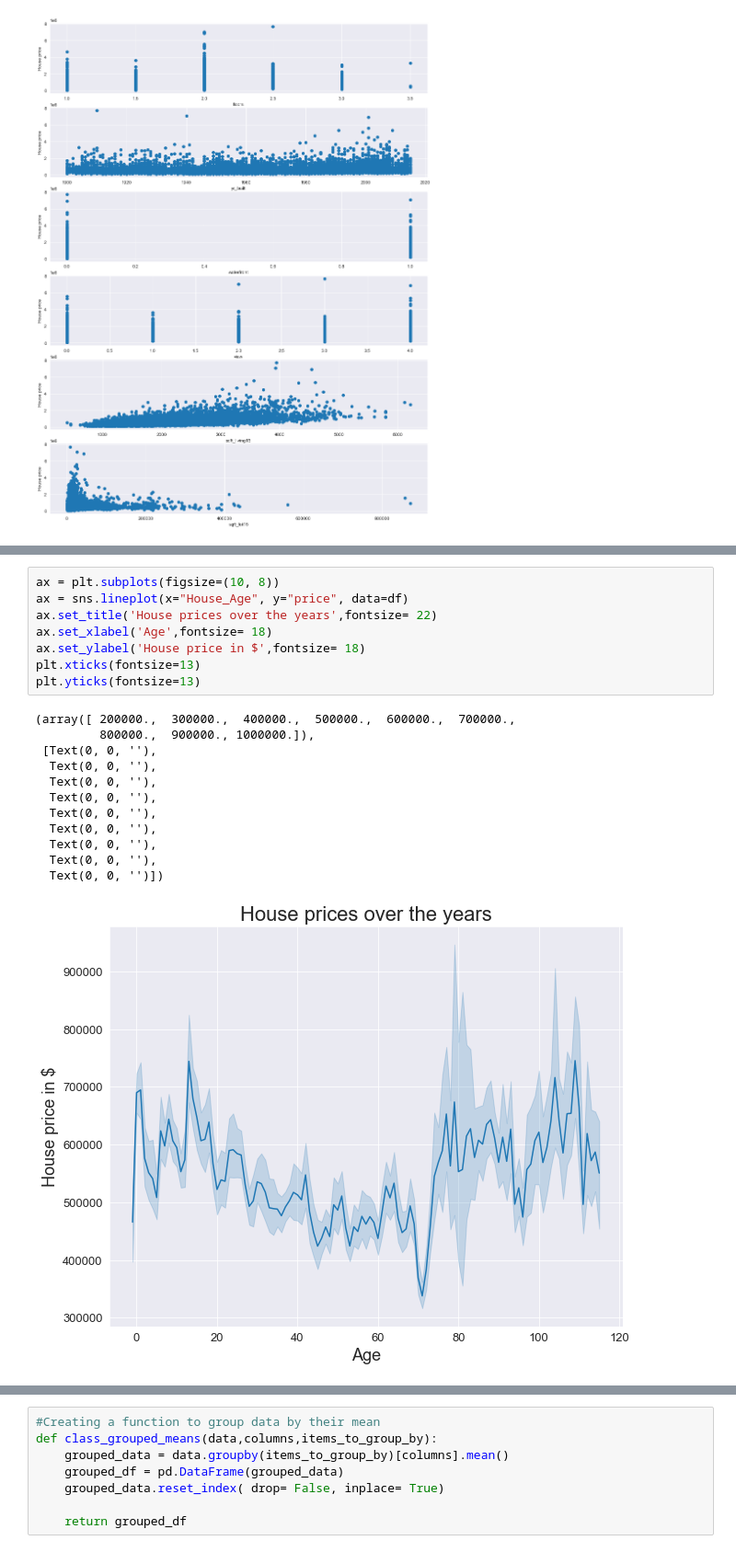
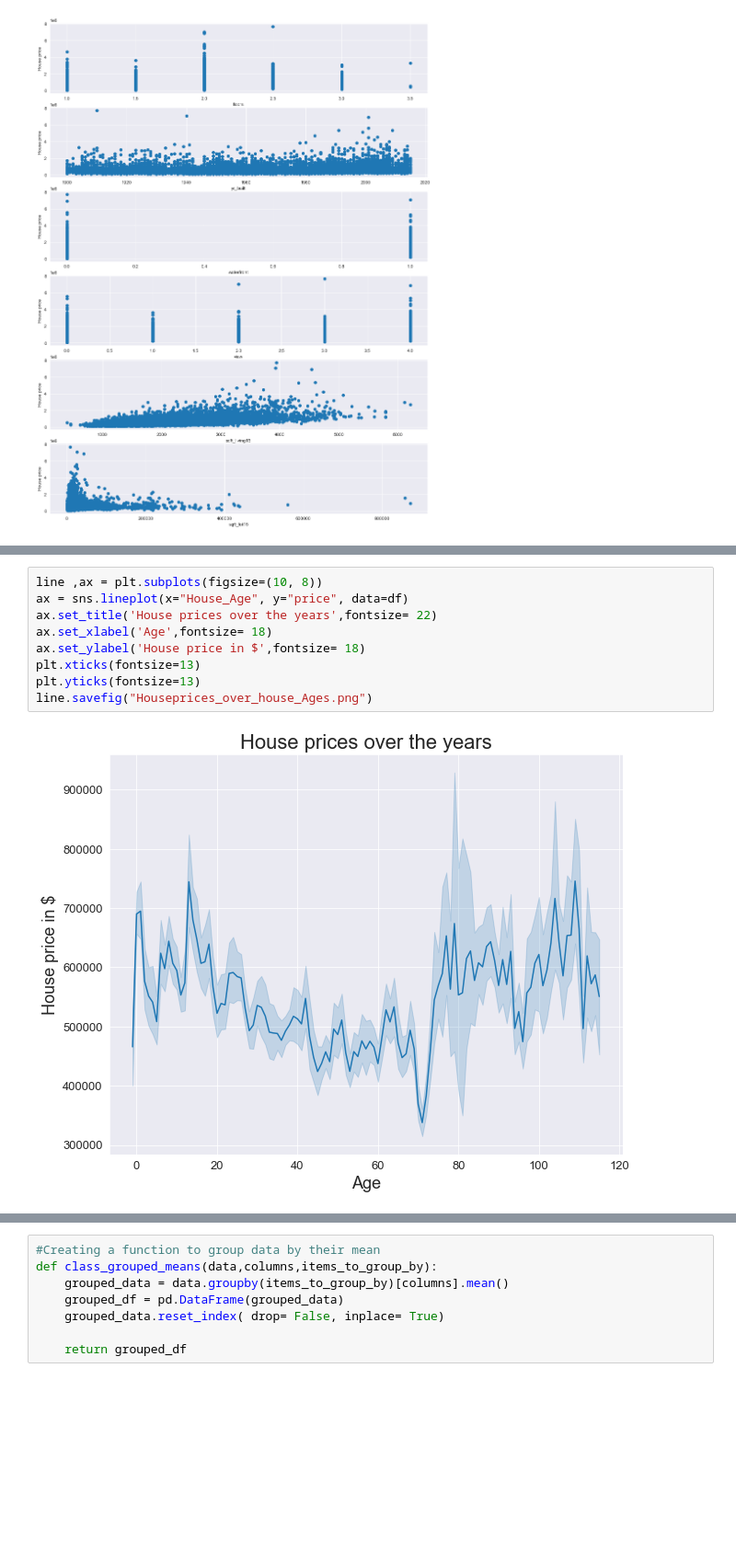
Before and after one commit to oscar066/Modelling_House_Sales, a Jupyter notebook: index.ipynb, the cells around one changed output, grey strips where cells are left out. Shown at 92% size. Saved outputs shown, nothing was run; the diff lists cells and outputs as text; blank space fills up the shorter version.

```diff
--- a/index.ipynb
+++ b/index.ipynb
@@ -448,24 +484,14 @@ Text(0.5, 0, 'sqft_lot15')
 # %%
-ax = plt.subplots(figsize=(10, 8))
+line ,ax = plt.subplots(figsize=(10, 8))
 ax = sns.lineplot(x="House_Age", y="price", data=df)
 ax.set_title('House prices over the years',fontsize= 22)
 ax.set_xlabel('Age',fontsize= 18)
 ax.set_ylabel('House price in $',fontsize= 18)
 plt.xticks(fontsize=13)
 plt.yticks(fontsize=13)
+line.savefig("Houseprices_over_house_Ages.png")
 # %% [output]
-(array([ 200000.,  300000.,  400000.,  500000.,  600000.,  700000.,
-         800000.,  900000., 1000000.]),
- [Text(0, 0, ''),
-  Text(0, 0, ''),
-  Text(0, 0, ''),
-  Text(0, 0, ''),
-  Text(0, 0, ''),
-  Text(0, 0, ''),
-  Text(0, 0, ''),
-  Text(0, 0, ''),
-  Text(0, 0, '')])
-[figure, old version]
+[figure, new version]
 # %%
 """
 The age of a house is a determinant of its price most houses are very valuable within the range of 20years ,
```
Also changed, not shown: parts of 36 cells of this notebook, 13 other files.
